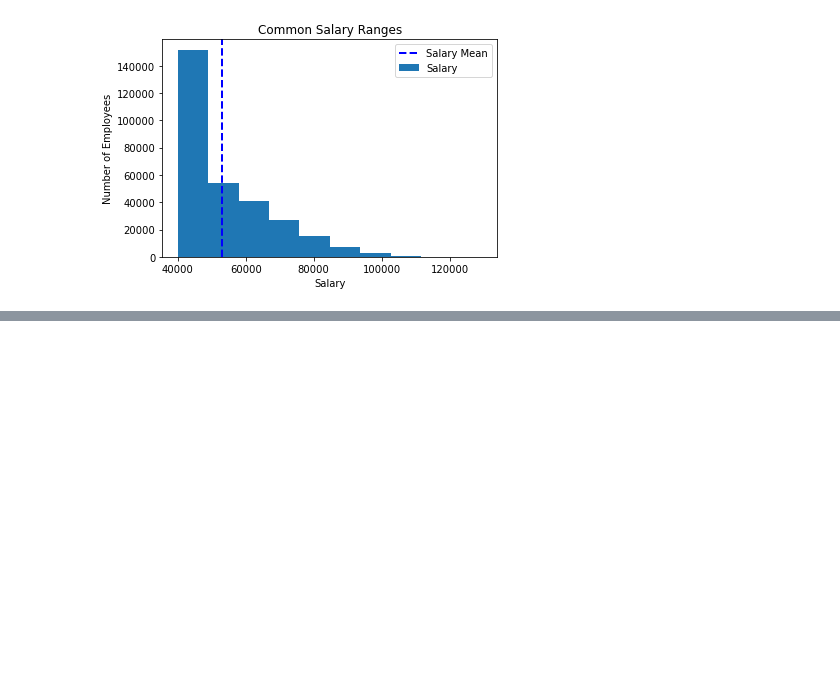
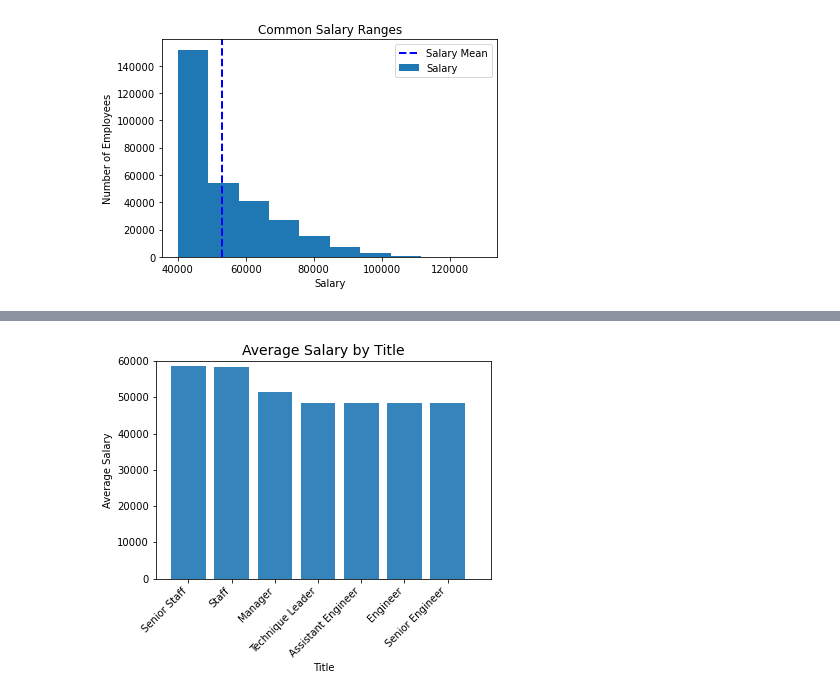
Before and after one commit to LiteshSamji/SQL-Employee-Database, a Jupyter notebook: EmployeeSQL/Employee_Analysis.ipynb, the cells around one changed output, grey strips where cells are left out. Cells and saved outputs as stored; diff of their text form; code cells hidden in the pictures; blank space fills up the shorter version.

```diff
--- a/EmployeeSQL/Employee_Analysis.ipynb
+++ b/EmployeeSQL/Employee_Analysis.ipynb
@@ -50,3 +53,8 @@ salary_df
 | 300022 | 499998 | 40000 |
 | 300023 | 499999 | 63707 |
 300024 rows × 2 columns
+# %%
+#Dataframe for title
+titles_df = pd.read_sql("SELECT * FROM Titles", connection)
+titles_df = titles_df.rename(columns = {"title_id": "emp_title_id"})
+titles_df
@@ -63,0 +94,6 @@ plt.savefig("Common Salary Ranges.png")
+# %%
+#Calculate average salaries for all employees
+#Merge employees and Salary Data Frame
+
+merge_df = pd.merge(employees_df, salary_df, on = "emp_no")
+merge_df.head()
@@ -63,0 +107,4 @@ plt.savefig("Common Salary Ranges.png")
+# %%
+#Calculate the Average mean salary
+avg_salary_by_title = merge_df.groupby(["emp_title_id"])["salary"].mean()
+avg_salary_by_title
@@ -63,0 +121,4 @@ plt.savefig("Common Salary Ranges.png")
+# %%
+#Merge the Titles data frame with the average salary data
+salary_by_title_df = pd.merge(titles_df, avg_salary_by_title, on = "emp_title_id")
+salary_by_title_df
@@ -63,0 +134,15 @@ plt.savefig("Common Salary Ranges.png")
+# %%
+# Diplay the bar chart of average salary by title
+x_axis = np.arange(len(salary_by_title_df))
+tick_locations = [value for value in x_axis]
+salary_by_title_df = salary_by_title_df.sort_values("salary", ascending = False)
+plt.bar(x_axis, salary_by_title_df["salary"], alpha = 0.9, align="center")
+plt.xticks(tick_locations, salary_by_title_df["title"], rotation="45", horizontalalignment = "right")
+plt.xlim(-0.75, len(x_axis))
+plt.ylim(0, 60000)
+plt.title("Average Salary by Title", fontsize = 14)
+plt.xlabel("Title")
+plt.ylabel("Average Salary")
+plt.show()
+# %% [output]
+[figure, added]
```
Also changed, not shown: parts of 9 cells of this notebook, 2 other files.
